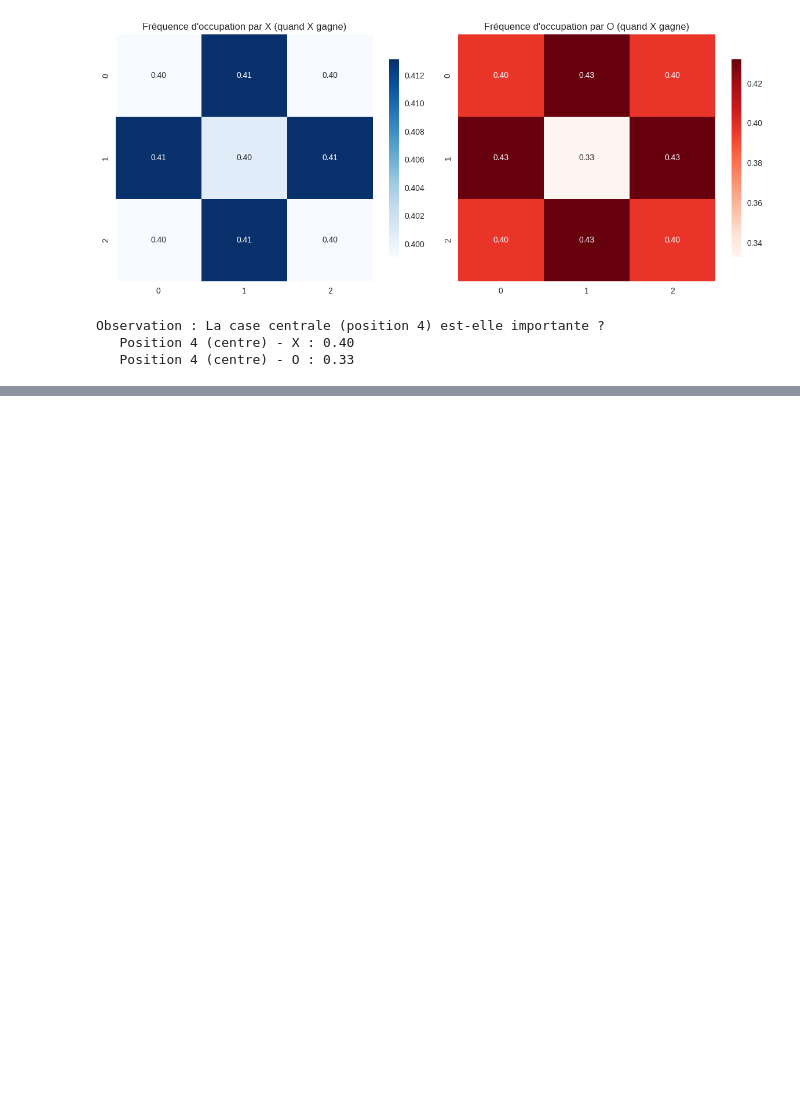
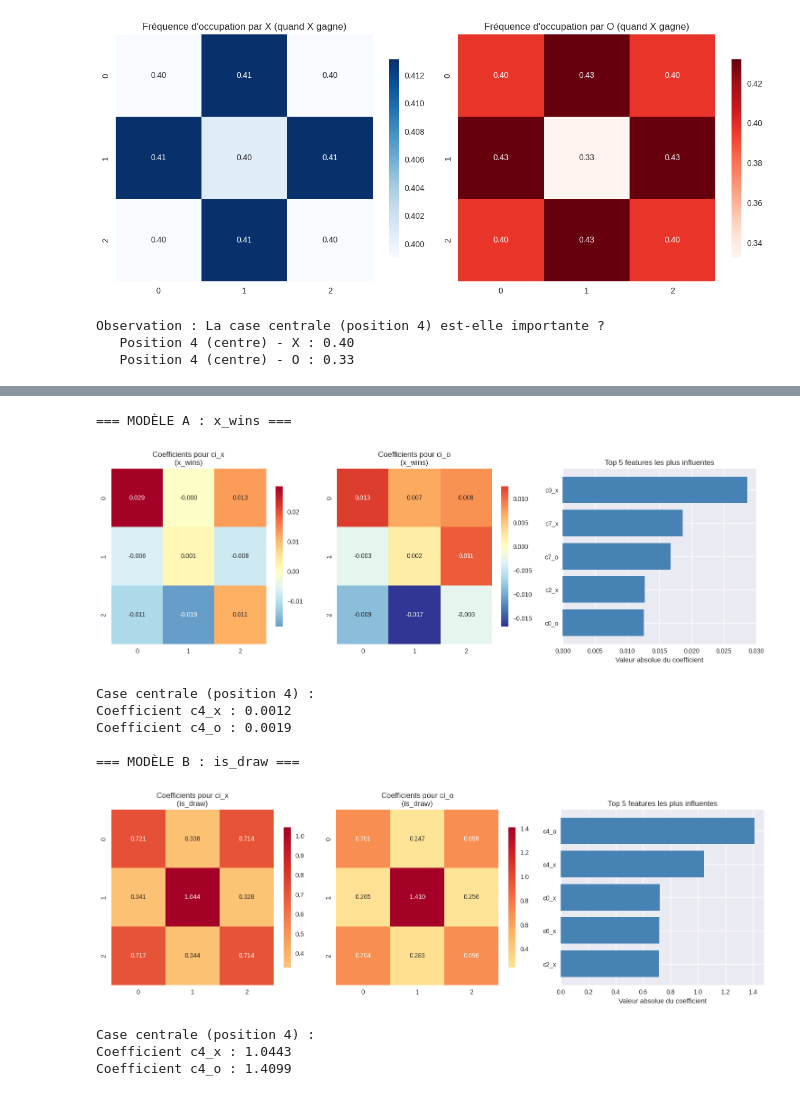
Before and after one commit to hardymanantsoa/msiminds, a Jupyter notebook: notebook.ipynb, the cells around one changed output, grey strips where cells are left out. Cells and saved outputs as stored; diff of their text form; code cells hidden in the pictures; blank space fills up the shorter version.

```diff
--- a/notebook.ipynb
+++ b/notebook.ipynb
@@ -137,0 +209,14 @@ Observation : La case centrale (position 4) est-elle importante ?
+# %%
+# Create & Train Model
+model_draw = LogisticRegression(max_iter=1000, random_state=42)
+model_draw.fit(X_train, y_draw_train)
+
+# Predict
+y_draw_pred = model_draw.predict(X_test)
+
+# Evaluate
+print("MODÈLE B : is_draw")
+print(f"Accuracy : {accuracy_score(y_draw_test, y_draw_pred):.4f}")
+print(f"F1-Score : {f1_score(y_draw_test, y_draw_pred):.4f}")
+print(f"\nMatrice de confusion :\n{confusion_matrix(y_draw_test, y_draw_pred)}")
+print(f"\nRapport de classification :\n{classification_report(y_draw_test, y_draw_pred)}")
@@ -137,0 +243,65 @@ Observation : La case centrale (position 4) est-elle importante ?
+# %%
+def plot_coefficients(model, target_name, feature_cols):
+    """Visualise les coefficients sur un plateau 3x3"""
+
+    # Extraire les coefficients
+    coefs = model.coef_[0]
+
+    # Créer deux grilles 3x3 : une pour les cases X, une pour les cases O
+    grid_x = np.zeros((3, 3))
+    grid_o = np.zeros((3, 3))
+
+    for i in range(9):
+        grid_x[i//3, i%3] = coefs[features_cols.index(f'c{i}_x')]
+        grid_o[i//3, i%3] = coefs[features_cols.index(f'c{i}_o')]
+
+    fig, axes = plt.subplots(1, 3, figsize=(15, 5))
+
+    # Heatmap pour X
+    sns.heatmap(grid_x, annot=True, fmt='.3f', cmap='RdYlBu_r', ax=axes[0],
+                cbar_kws={"shrink": 0.8}, center=0)
+    axes[0].set_title(f'Coefficients pour ci_x\n({target_name})')
+
+    # Heatmap pour O
+    sns.heatmap(grid_o, annot=True, fmt='.3f', cmap='RdYlBu_r', ax=axes[1],
+                cbar_kws={"shrink": 0.8}, center=0)
+    axes[1].set_title(f'Coefficients pour ci_o\n({target_name})')
+
+    # Top features
+    coef_df = pd.DataFrame({'feature': feature_cols, 'coef': np.abs(coefs)})
+    top5 = coef_df.nlargest(5, 'coef')
+
+    axes[2].barh(top5['feature'], top5['coef'], color='steelblue')
+    axes[2].set_xlabel('Valeur absolue du coefficient')
+    axes[2].set_title('Top 5 features les plus influentes')
+    axes[2].invert_yaxis()
+
+    plt.tight_layout()
+    plt.show()
+
+    # Afficher les valeurs de la case centrale
+    center_x = coefs[features_cols.index('c4_x')]
+    center_o = coefs[features_cols.index('c4_o')]
+    print(f"\nCase centrale (position 4) :")
+    print(f"Coefficient c4_x : {center_x:.4f}")
+    print(f"Coefficient c4_o : {center_o:.4f}")
+
+# Visualiser pour x_wins
+print("=== MODÈLE A : x_wins ===")
+plot_coefficients(model_wins, "x_wins", features_cols)
+
+# Visualiser pour is_draw
+print("\n=== MODÈLE B : is_draw ===")
+plot_coefficients(model_draw, "is_draw", features_cols)
+# %% [output]
+=== MODÈLE A : x_wins ===
+[figure, added]
+Case centrale (position 4) :
+Coefficient c4_x : 0.0012
+Coefficient c4_o : 0.0019
+
+=== MODÈLE B : is_draw ===
+[figure, added]
+Case centrale (position 4) :
+Coefficient c4_x : 1.0443
+Coefficient c4_o : 1.4099
```
Also changed, not shown: parts of 12 cells of this notebook, 3 other files.
